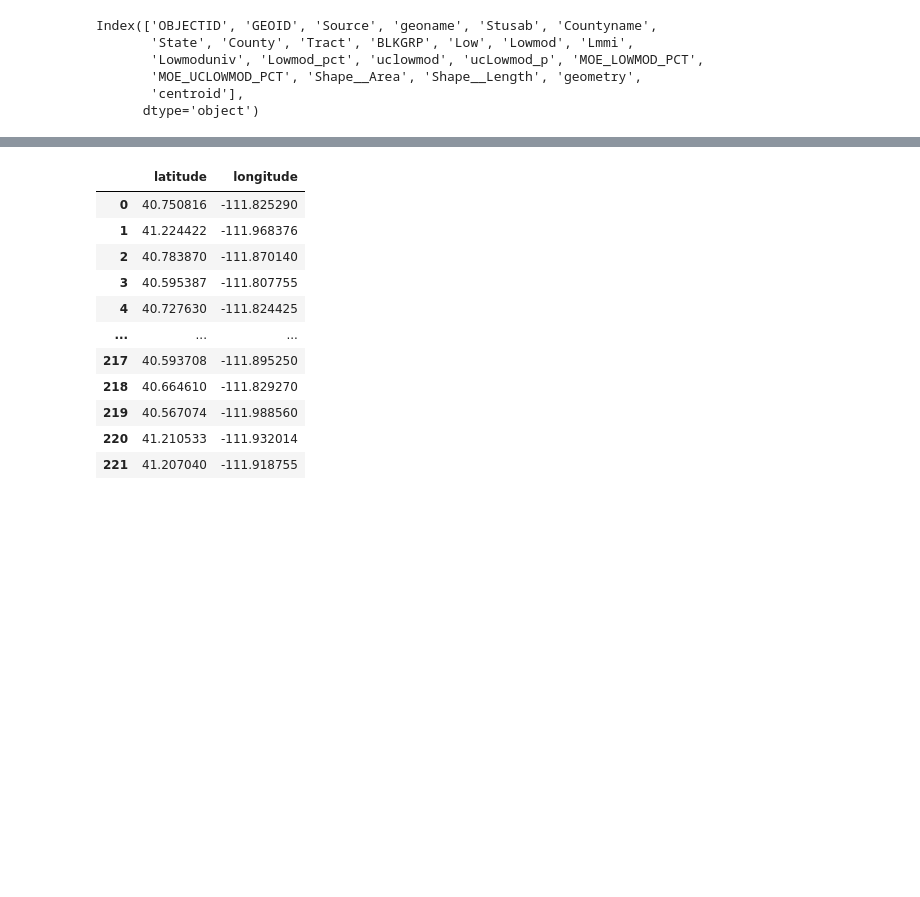
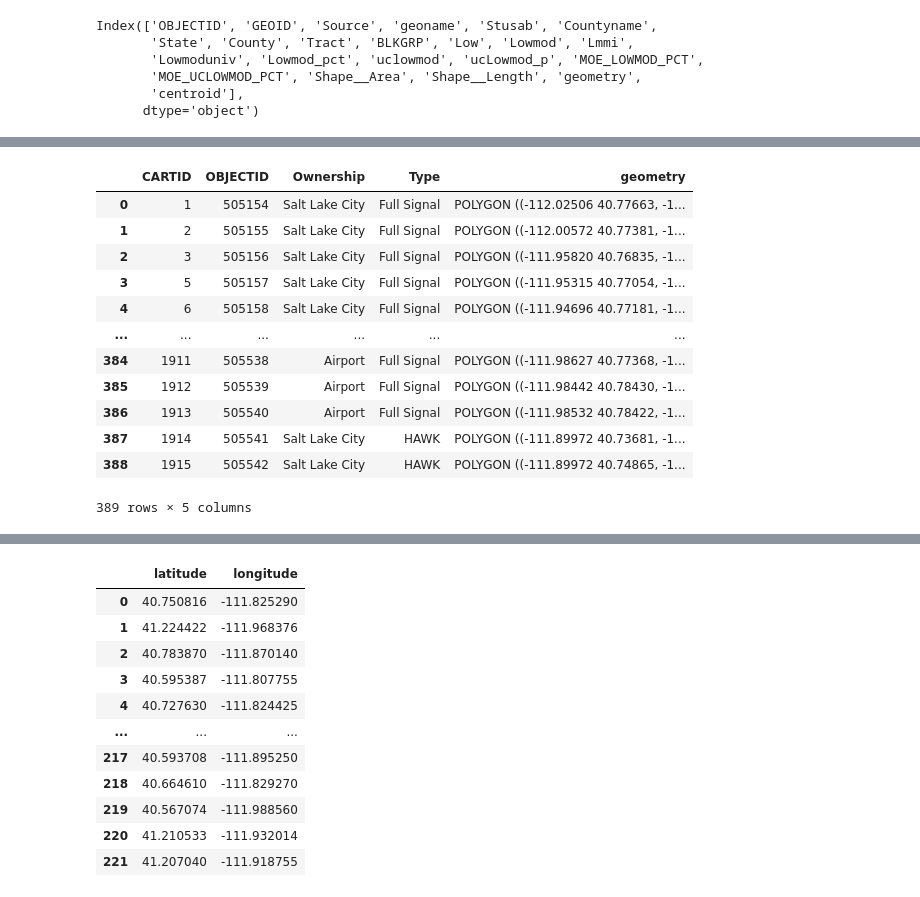
Before and after one commit to jaredfeldman/AI4AQ, a Jupyter notebook: flask_app/jupyter/sensor_ai_generator.ipynb, the cells around one changed output, grey strips where cells are left out. Cells and saved outputs as stored; diff of their text form; code cells hidden in the pictures; blank space fills up the shorter version.

```diff
--- a/flask_app/jupyter/sensor_ai_generator.ipynb
+++ b/flask_app/jupyter/sensor_ai_generator.ipynb
@@ -73,0 +63,22 @@ geojson_gdf['longitude'] = geojson_gdf['centroid'].apply(lambda geom: geom.x)
+# %%
+geojson_gdf = gpd.read_file('../static/data/converted_geojson_data.geojson')
+
+
+url_intersection = 'Signalized_Intersection.geojson'
+geojson_int = gpd.read_file(f'../static/data/ml/{url_intersection}')
+# %%
+geojson_int
+# %% [output]
+|  | CARTID | OBJECTID | Ownership | Type | geometry |
+| 0 | 1 | 505154 | Salt Lake City | Full Signal | POLYGON ((-112.02506 40.77663, -1... |
+| 1 | 2 | 505155 | Salt Lake City | Full Signal | POLYGON ((-112.00572 40.77381, -1... |
+| 2 | 3 | 505156 | Salt Lake City | Full Signal | POLYGON ((-111.95820 40.76835, -1... |
+| 3 | 5 | 505157 | Salt Lake City | Full Signal | POLYGON ((-111.95315 40.77054, -1... |
+| 4 | 6 | 505158 | Salt Lake City | Full Signal | POLYGON ((-111.94696 40.77181, -1... |
+| ... | ... | ... | ... | ... | ... |
+| 384 | 1911 | 505538 | Airport | Full Signal | POLYGON ((-111.98627 40.77368, -1... |
+| 385 | 1912 | 505539 | Airport | Full Signal | POLYGON ((-111.98442 40.78430, -1... |
+| 386 | 1913 | 505540 | Airport | Full Signal | POLYGON ((-111.98532 40.78422, -1... |
+| 387 | 1914 | 505541 | Salt Lake City | HAWK | POLYGON ((-111.89972 40.73681, -1... |
+| 388 | 1915 | 505542 | Salt Lake City | HAWK | POLYGON ((-111.89972 40.74865, -1... |
+389 rows × 5 columns
```
Also changed, not shown: parts of 19 cells of this notebook, 6 other files.
